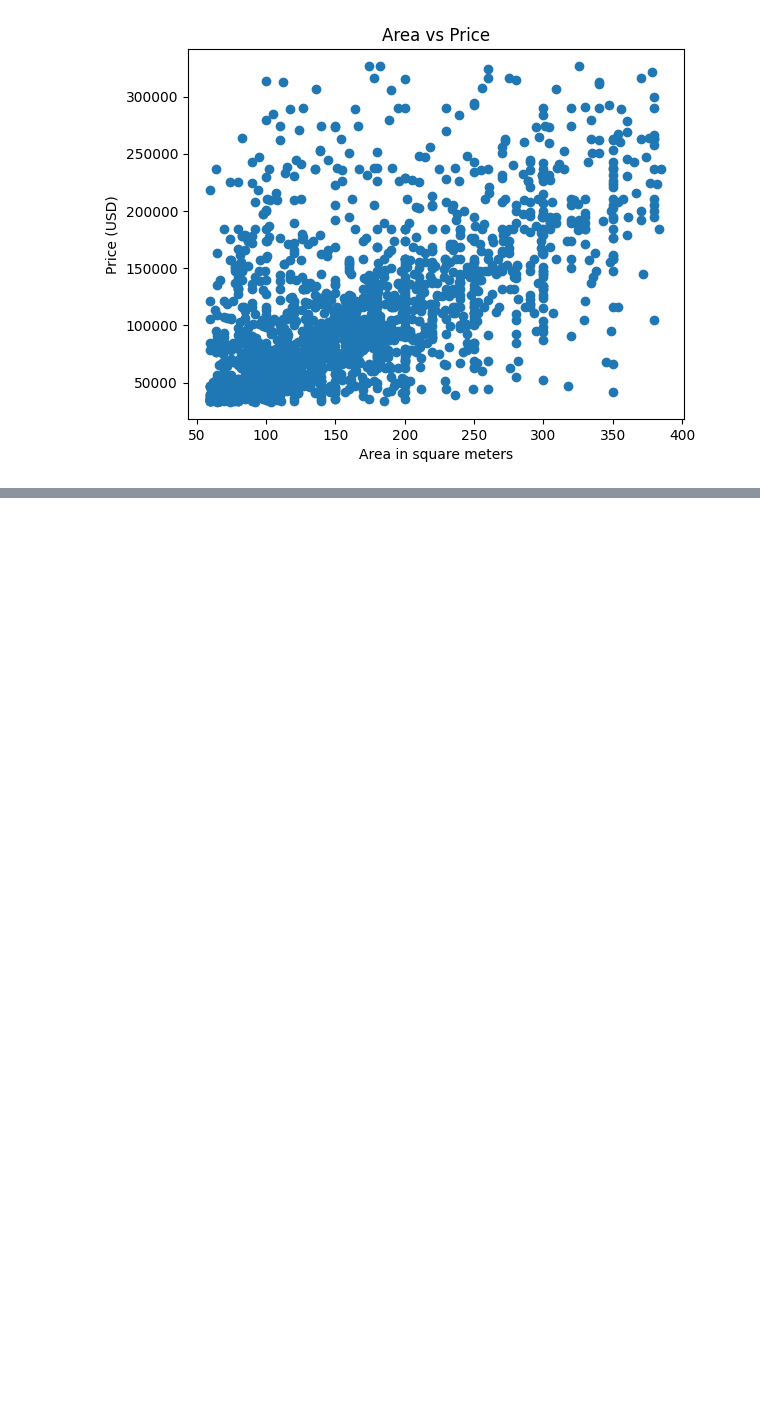
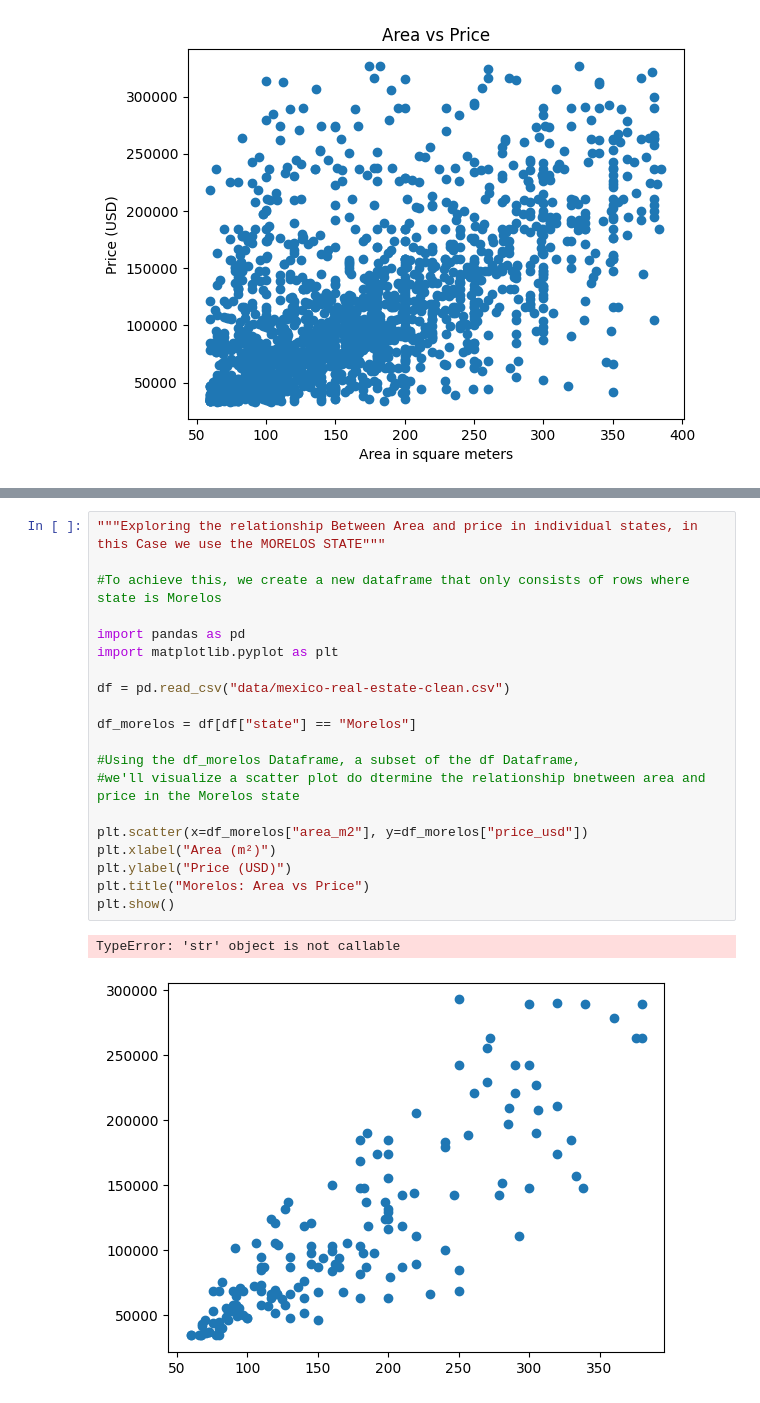
Before and after one commit to OviLab-sys/Housing-in-Mexico, a Jupyter notebook: recap/exploreratory-data-analysis.ipynb, the cells around one changed output, grey strips where cells are left out. Saved outputs shown, nothing was run; the diff lists cells and outputs as text; blank space fills up the shorter version.

```diff
--- a/recap/exploreratory-data-analysis.ipynb
+++ b/recap/exploreratory-data-analysis.ipynb
@@ -145,3 +143,26 @@ p_correlation =df["area_m2"].corr(df["price_usd"])
 print("p_correlation:", p_correlation)
 # %% [output]
 p_correlation: 0.585518245323206
+# %%
+"""Exploring the relationship Between Area and price in individual states, in this Case we use the MORELOS STATE"""
+
+#To achieve this, we create a new dataframe that only consists of rows where state is Morelos
+
+import pandas as pd
+import matplotlib.pyplot as plt
+
+df = pd.read_csv("data/mexico-real-estate-clean.csv")
+
+df_morelos = df[df["state"] == "Morelos"]
+
+#Using the df_morelos Dataframe, a subset of the df Dataframe,
+#we'll visualize a scatter plot do dtermine the relationship bnetween area and price in the Morelos state
+
+plt.scatter(x=df_morelos["area_m2"], y=df_morelos["price_usd"])
+plt.xlabel("Area (m²)")
+plt.ylabel("Price (USD)")
+plt.title("Morelos: Area vs Price")
+plt.show()
+# %% [output]
+TypeError: 'str' object is not callable
+[figure, added]
```
Also changed, not shown: parts of 2 cells of this notebook, 2 other files.
